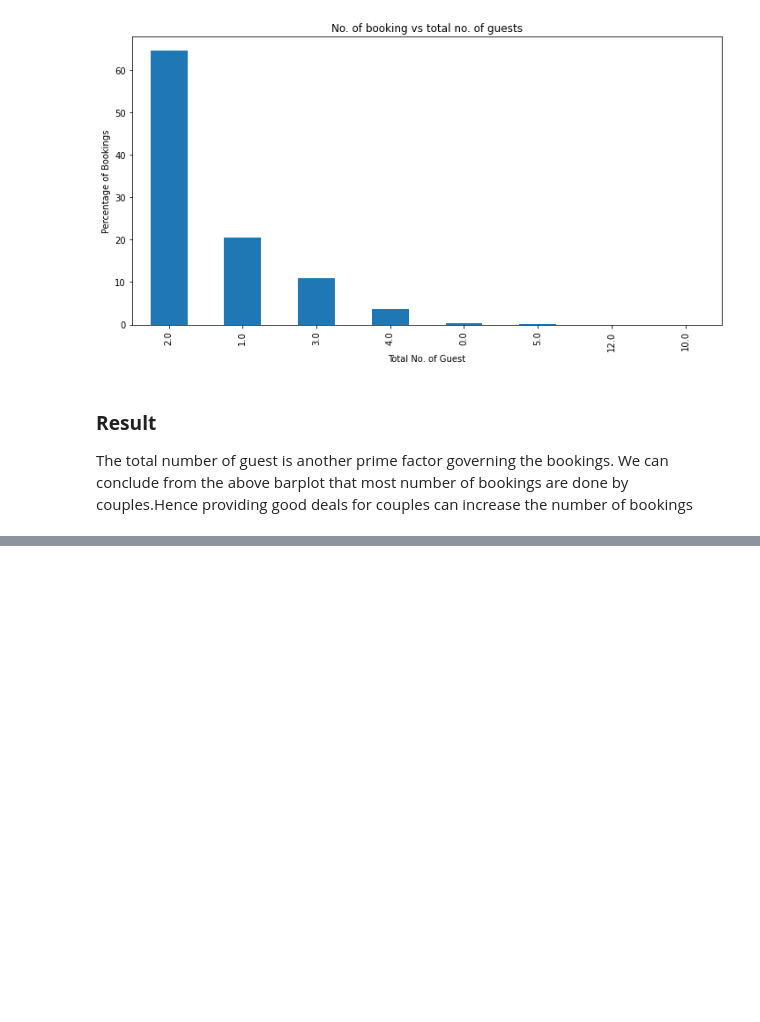
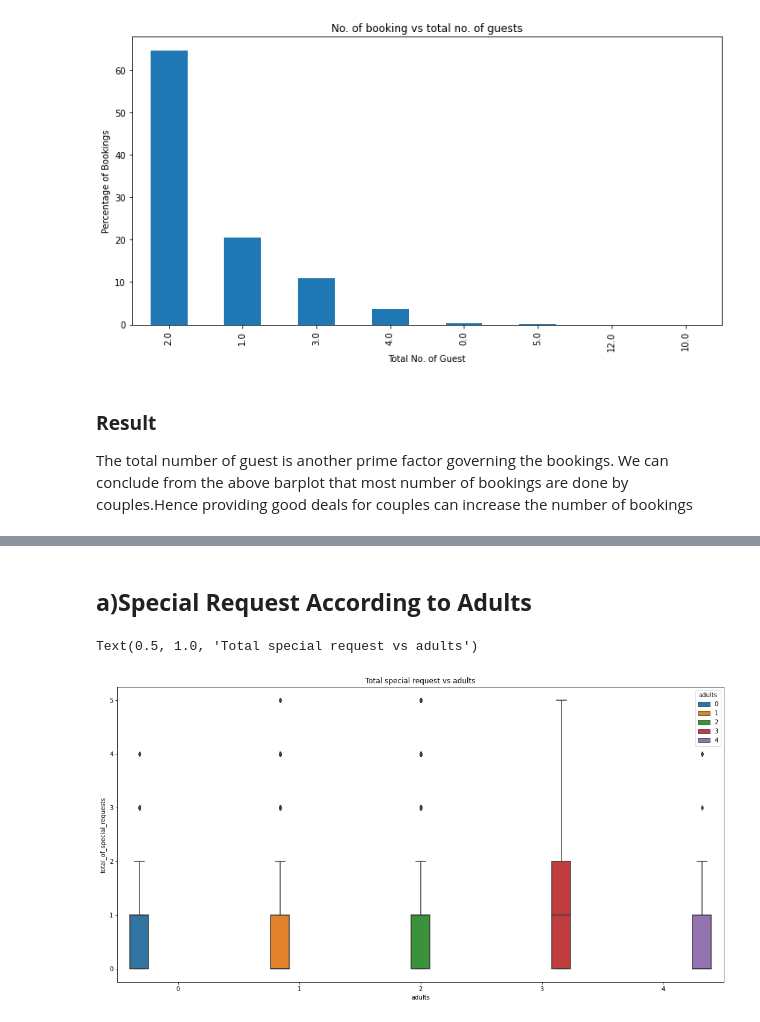
Before and after one commit to 7692TITO/EDA-Capstone-Project, a Jupyter notebook: Individual_Notebook_Capstone_Project_(Tito).ipynb, the cells around one changed output, grey strips where cells are left out. Drawn from its saved outputs; the diff is of its cells as text; code cells hidden in the pictures; blank space fills up the shorter version.

```diff
--- a/Individual_Notebook_Capstone_Project_(Tito).ipynb
+++ b/Individual_Notebook_Capstone_Project_(Tito).ipynb
@@ -496,0 +500,10 @@ The total number of guest is another prime factor governing the bookings. We can
+# %% [markdown]
+## **a)Special Request According to Adults**
+# %%
+sns.boxplot(x = 'adults' , y= 'total_of_special_requests' ,hue = 'adults', data = new_df) # we have used seaborn box plot data visualization graph to depict the data
+fig = plt.gcf()
+fig.set_size_inches(18,9)
+plt.title('Total special request vs adults')
+# %% [output]
+Text(0.5, 1.0, 'Total special request vs adults')
+[figure, added]
```
Also changed, not shown: parts of 9 cells of this notebook.
